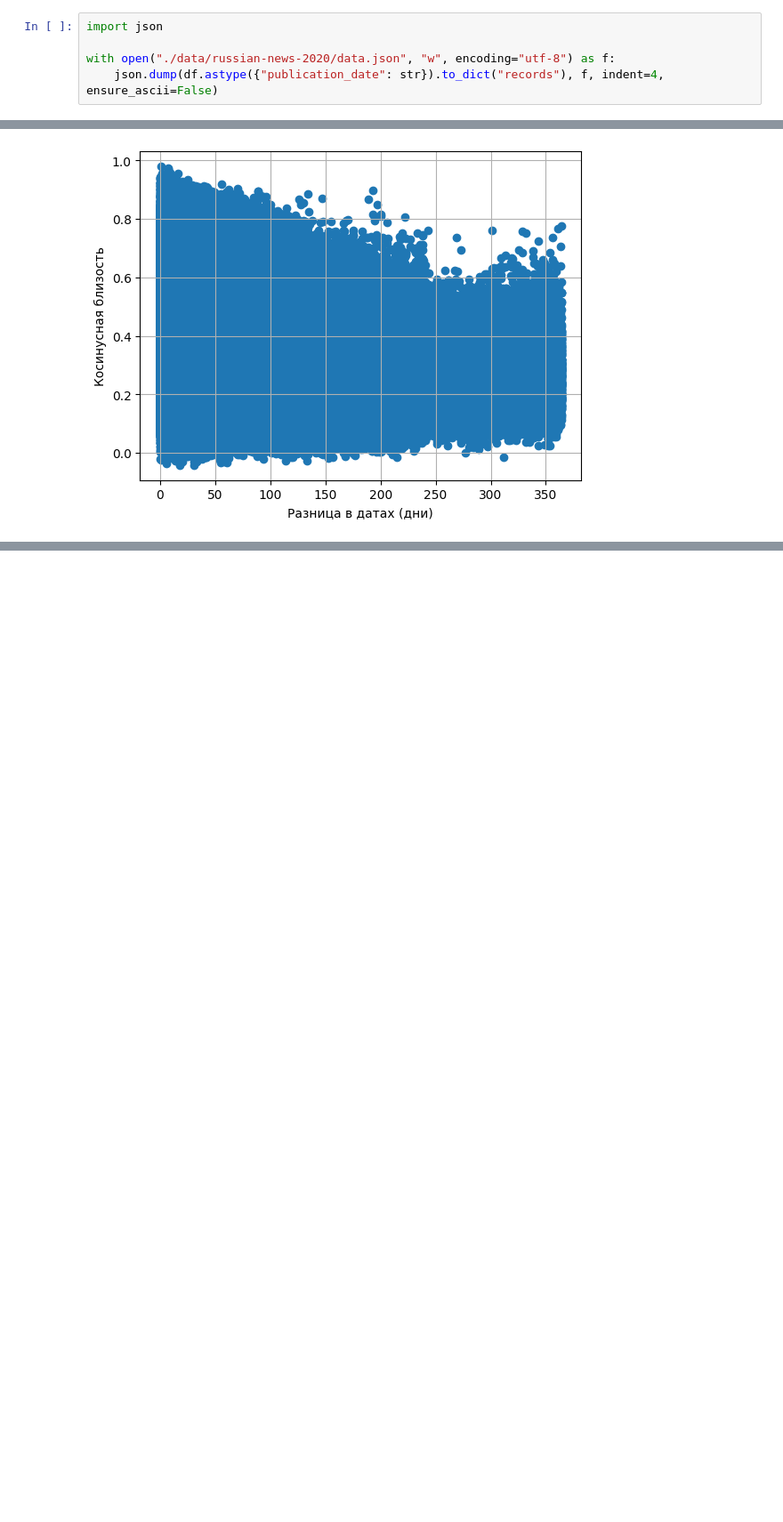
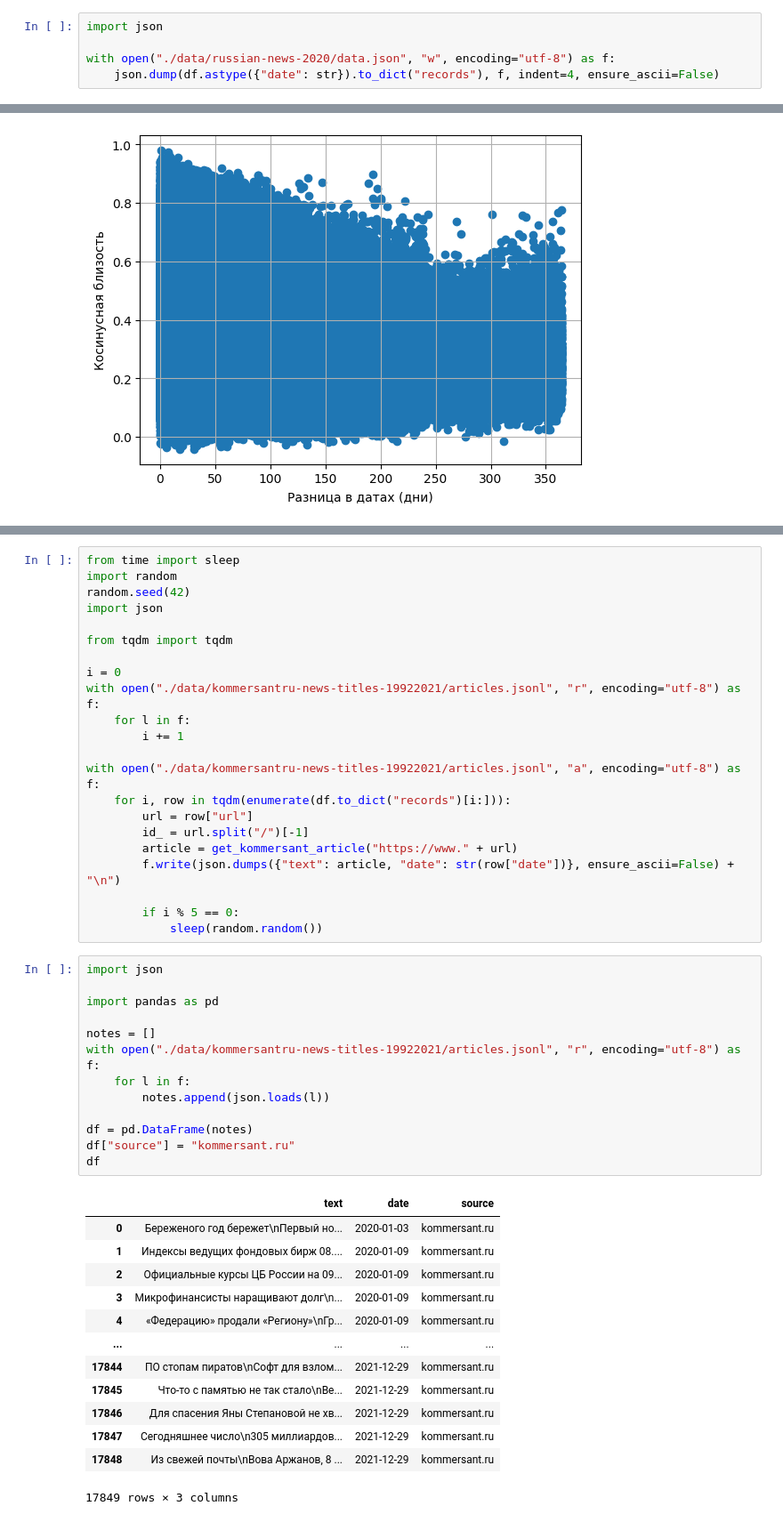
Before and after one commit to K-Grachev-2106756/news_deduplication, a Jupyter notebook: process_data.ipynb, the cells around one changed output, grey strips where cells are left out. Shown at 89% size. Drawn from its saved outputs; the diff is of its cells as text; blank space fills up the shorter version.

```diff
--- a/process_data.ipynb
+++ b/process_data.ipynb
@@ -207,7 +192,7 @@ df.loc[mask, "text"] = df[mask]["text"].apply(process_ria)
 import json
 
 with open("./data/russian-news-2020/data.json", "w", encoding="utf-8") as f:
-    json.dump(df.astype({"publication_date": str}).to_dict("records"), f, indent=4, ensure_ascii=False)
+    json.dump(df.astype({"date": str}).to_dict("records"), f, indent=4, ensure_ascii=False)
 # %% [markdown]
 ### Визуализация
 # %%
@@ -266,0 +311,49 @@ plt.show()
+# %%
+from time import sleep
+import random
+random.seed(42)
+import json
+
+from tqdm import tqdm
+
+i = 0
+with open("./data/kommersantru-news-titles-19922021/articles.jsonl", "r", encoding="utf-8") as f:
+    for l in f:
+        i += 1
+
+with open("./data/kommersantru-news-titles-19922021/articles.jsonl", "a", encoding="utf-8") as f:
+    for i, row in tqdm(enumerate(df.to_dict("records")[i:])):
+        url = row["url"]
+        id_ = url.split("/")[-1]
+        article = get_kommersant_article("https://www." + url)
+        f.write(json.dumps({"text": article, "date": str(row["date"])}, ensure_ascii=False) + "\n")
+
+        if i % 5 == 0:
+            sleep(random.random())
+# %%
+import json
+
+import pandas as pd
+
+notes = []
+with open("./data/kommersantru-news-titles-19922021/articles.jsonl", "r", encoding="utf-8") as f:
+    for l in f:
+        notes.append(json.loads(l))
+
+df = pd.DataFrame(notes)
+df["source"] = "kommersant.ru"
+df
+# %% [output]
+|  | text | date | source |
+| 0 | Береженого год бережет\nПервый но... | 2020-01-03 | kommersant.ru |
+| 1 | Индексы ведущих фондовых бирж 08.... | 2020-01-09 | kommersant.ru |
+| 2 | Официальные курсы ЦБ России на 09... | 2020-01-09 | kommersant.ru |
+| 3 | Микрофинансисты наращивают долг\n... | 2020-01-09 | kommersant.ru |
+| 4 | «Федерацию» продали «Региону»\nГр... | 2020-01-09 | kommersant.ru |
+| ... | ... | ... | ... |
+| 17844 | ПО стопам пиратов\nСофт для взлом... | 2021-12-29 | kommersant.ru |
+| 17845 | Что-то с памятью не так стало\nВе... | 2021-12-29 | kommersant.ru |
+| 17846 | Для спасения Яны Степановой не хв... | 2021-12-29 | kommersant.ru |
+| 17847 | Сегодняшнее число\n305 миллиардов... | 2021-12-29 | kommersant.ru |
+| 17848 | Из свежей почты\nВова Аржанов, 8 ... | 2021-12-29 | kommersant.ru |
+17849 rows × 3 columns
```
Also changed, not shown: parts of 9 cells of this notebook.
